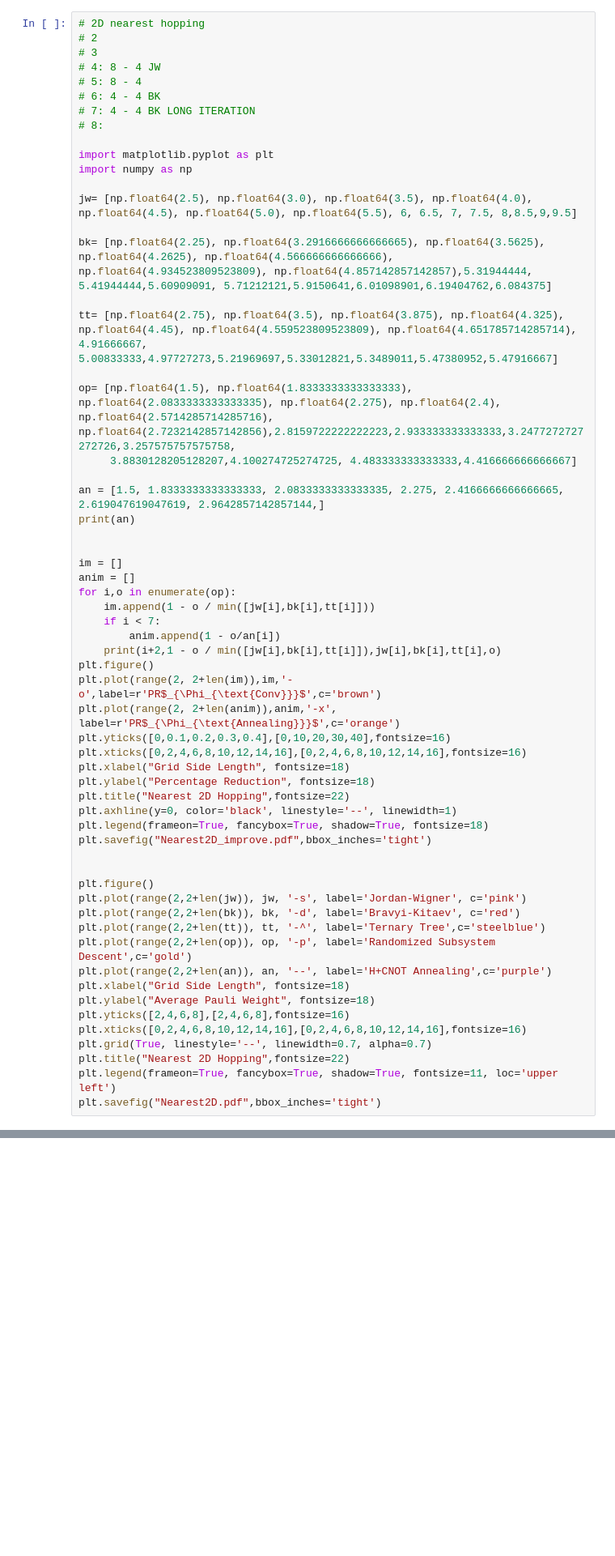
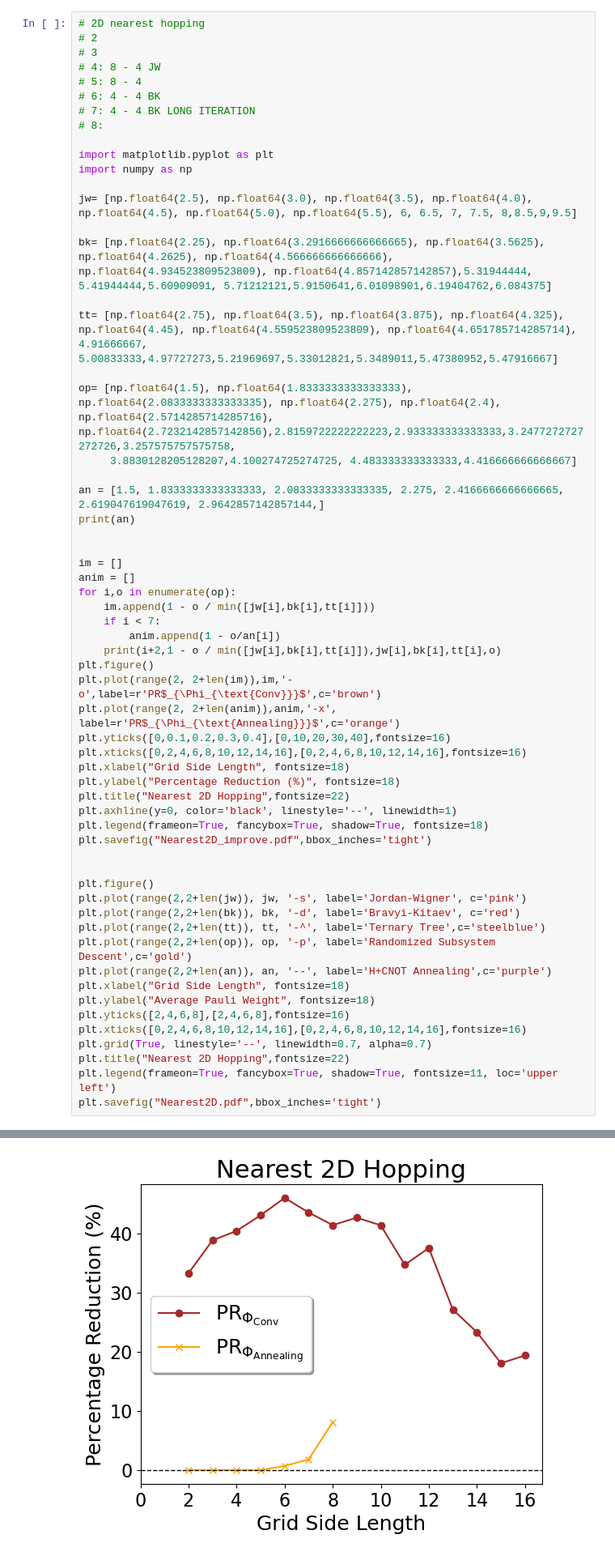
Before and after one commit to Genz17/F2Q, a Jupyter notebook: test.ipynb, the cells around one changed output, grey strips where cells are left out. Shown at 81% size. Drawn from its saved outputs; the diff is of its cells as text; blank space fills up the shorter version.

```diff
--- a/test.ipynb
+++ b/test.ipynb
@@ -271,7 +316,7 @@ plt.plot(range(2, 2+len(anim)),anim,'-x', label=r'PR$_{\Phi_{\text{Annealing}}}$
 plt.yticks([0,0.1,0.2,0.3,0.4],[0,10,20,30,40],fontsize=16)
 plt.xticks([0,2,4,6,8,10,12,14,16],[0,2,4,6,8,10,12,14,16],fontsize=16)
 plt.xlabel("Grid Side Length", fontsize=18)
-plt.ylabel("Percentage Reduction", fontsize=18)
+plt.ylabel("Percentage Reduction (%)", fontsize=18)
 plt.title("Nearest 2D Hopping",fontsize=22)
 plt.axhline(y=0, color='black', linestyle='--', linewidth=1)
 plt.legend(frameon=True, fancybox=True, shadow=True, fontsize=18)
@@ -292,3 +337,4 @@ plt.grid(True, linestyle='--', linewidth=0.7, alpha=0.7)
 plt.title("Nearest 2D Hopping",fontsize=22)
 plt.legend(frameon=True, fancybox=True, shadow=True, fontsize=11, loc='upper left')
 plt.savefig("Nearest2D.pdf",bbox_inches='tight')
+# %% [output]
@@ -294,0 +357 @@ plt.savefig("Nearest2D.pdf",bbox_inches='tight')
+[figure, added]
```
Also changed, not shown: parts of 8 cells of this notebook, 1 other file.
